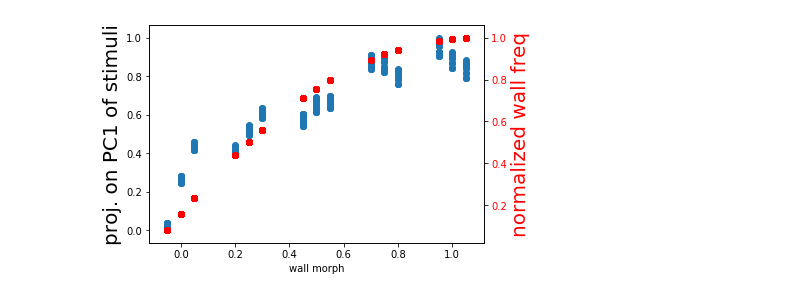
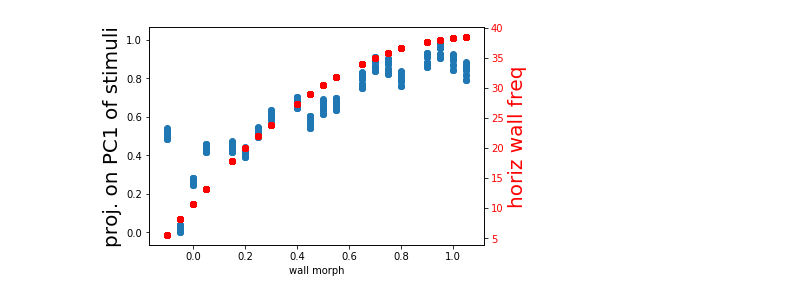
Before and after one commit to GiocomoLab/PlittGiocomo_2021, a Jupyter notebook: ProcessFrameGrabber.ipynb, the cells around one changed output. Saved outputs shown, nothing was run; the diff lists cells and outputs as text; code cells hidden in the pictures.

```diff
--- a/ProcessFrameGrabber.ipynb
+++ b/ProcessFrameGrabber.ipynb
@@ -184,4 +166,0 @@ keys = np.array(keys)
-# %%
-mask = keys[:,1]!=-.1
-keys=keys[mask]
-princip_norm = princip_norm[mask]
@@ -202,0 +167,28 @@ ax.scatter(wallmorphy(keys[:,0]+keys[:,1]),wallmorphx(keys[:,0]+keys[:,1]))
+# %%
+feats = np.zeros((keyarr.shape[0],6))
+feats[:,0]=ut.wallmorphx(keyarr[:,0]+keyarr[:,1])
+feats[:,1]=ut.wallmorphy(keyarr[:,0]+keyarr[:,1])
+feats[:,2]=keyarr[:,2]+keyarr[:,0]
+feats[:,3]=keyarr[:,3]+keyarr[:,0]
+feats[:,4]=ut.yfreq(keyarr[:,0]+keyarr[:,1])/ut.yfreq(keyarr[:,0]+keyarr[:,1])
+feats[:,5]=keyarr[:,0]
+
+lr = sk.linear_model.LinearRegression()
+lr.fit(feats,princip_norm)
+
+
+mse = []
+mse.append(((princip_norm-lr.predict(feats))**2).mean())
+for j in range(5):
+    lr.fit(feats[:,j:j+1],princip_norm)
+    mse.append(((princip_norm - lr.predict(feats[:,j:j+1]))**2).mean())
+
+print(mse)
+f,ax = plt.subplots()
+ax.scatter(np.arange(6),mse)
+ax.set_ylim([.08,0])
+ax.set_xticklabels([0,'all','f_h','f_v', 'b', 't','ang'])
+ax.set_ylabel('MSE')
+ax.spines['top'].set_visible(False)
+ax.spines['right'].set_visible(False)
+# f.savefig("D:\\Morph_Results\\figures\\morph_proj_regr.pdf",format="pdf")
@@ -203,16 +198,16 @@ ax.scatter(wallmorphy(keys[:,0]+keys[:,1]),wallmorphx(keys[:,0]+keys[:,1]))
 # %%
 f,ax = plt.subplots()
 
-ax.scatter(keys[:,0]+keys[:,1],princip_norm)
+ax.scatter(keyarr[:,0]+keyarr[:,1],princip_norm)
 ax.set_ylabel("proj. on PC1 of stimuli",fontsize=20)
 ax.set_xlabel("wall morph")
 ax2 = ax.twinx()
 # ax2.scatter(keys[mask,0]+keys[mask,1],2*wallmorphx(keys[mask,0]+keys[mask,1])-1.*wallmorphy(keys[mask,0]+keys[mask,1]),color='red')
-wmx = wallmorphx(keys[:,0]+keys[:,1])
-wmy =  wallmorphy(keys[:,0]+keys[:,1])
-ax2.scatter(keys[:,0]+keys[:,1],wmx ,color='red')
-ax2.set_ylabel('normalized wall freq',color='red',fontsize=20)
+wmx = ut.xfreq(keyarr[:,0]+keyarr[:,1])
+wmy =  ut.wallmorphy(keyarr[:,0]+keyarr[:,1])
+ax2.scatter(keyarr[:,0]+keyarr[:,1],wmx ,color='red')
+ax2.set_ylabel('horiz wall freq',color='red',fontsize=20)
 ax2.tick_params(axis='y',labelcolor='red')
 # f.savefig("D:\\Morph_Results\\figures\\stim_fft_v_wallFreq.png",format="png")
 # %% [output]
-[figure, old version]
+[figure, new version]
```
Also changed, not shown: parts of 24 cells of this notebook, 4 other files.
